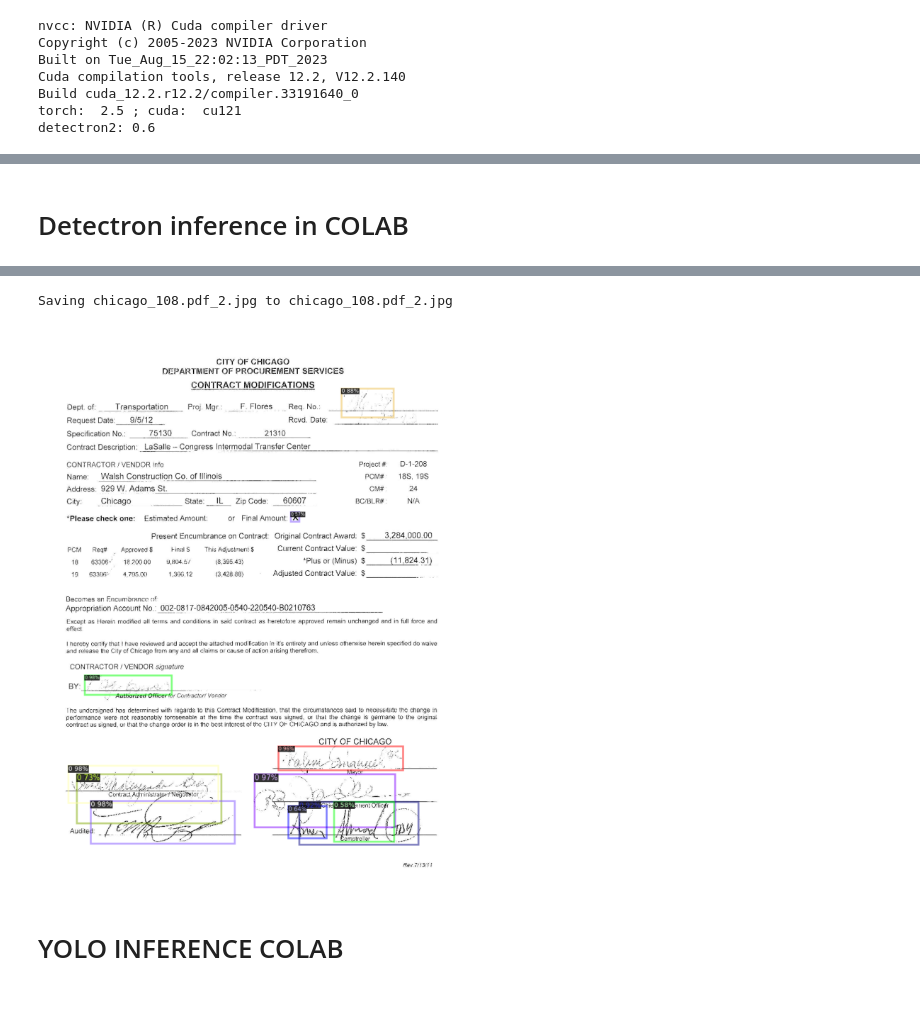
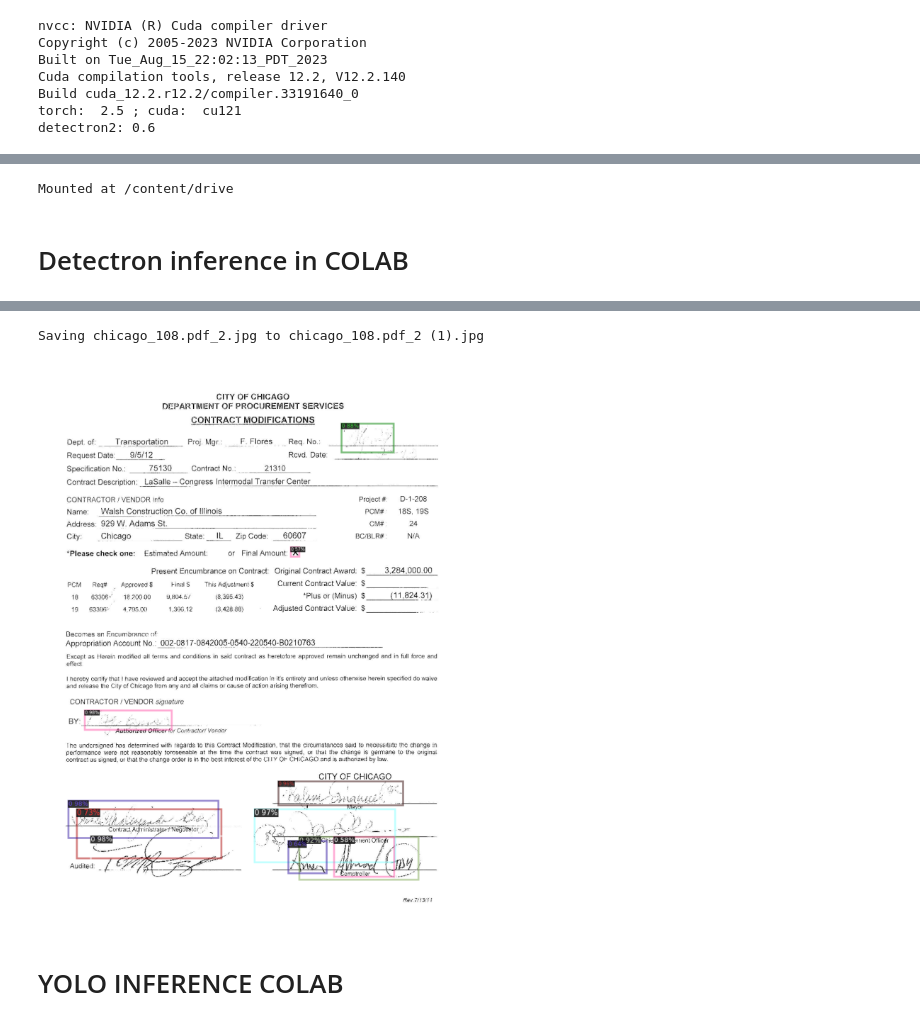
Before and after one commit to savannahgong/Automation-Anywhere-1A, a Jupyter notebook: streamlit_attempt.ipynb, the cells around one changed output, grey strips where cells are left out. Cells and saved outputs as stored; diff of their text form; code cells hidden in the pictures.

```diff
--- a/streamlit_attempt.ipynb
+++ b/streamlit_attempt.ipynb
@@ -85,2 +98,9 @@ Switched to a new branch 'Streamlit'
+# %%
+from google.colab import drive
+drive.mount('/content/drive')
+# %% [output]
+Mounted at /content/drive
+# %%
+model_path = "/content/drive/My Drive/detectronmodel.pth"
 # %% [markdown]
 # Detectron inference in COLAB
@@ -95,36 +161,36 @@ from detectron2.data import MetadataCatalog
 from detectron2.model_zoo import get_config_file
 import matplotlib.pyplot as plt
 
 # Load Detectron2 Model
 cfg = get_cfg()
 cfg.merge_from_file(get_config_file("COCO-Detection/faster_rcnn_R_50_FPN_1x.yaml"))
-cfg.MODEL.WEIGHTS = "/content/Automation-Anywhere-1A/model_final (1).pth"
+cfg.MODEL.WEIGHTS = model_path
 cfg.MODEL.ROI_HEADS.SCORE_THRESH_TEST = 0.5
 cfg.MODEL.ROI_HEADS.NUM_CLASSES = 1
 cfg.MODEL.DEVICE = "cpu"
 predictor = DefaultPredictor(cfg)
 
 # Upload Image
 from google.colab import files
 uploaded = files.upload()
 file_name = list(uploaded.keys())[0]
 image = Image.open(file_name)
 image_np = np.array(image)
 
 # Run Prediction
 outputs = predictor(image_np)
 v = Visualizer(image_np[:, :, ::-1], scale=0.5)
 out = v.draw_instance_predictions(outputs["instances"].to("cpu"))
 
 # Display Results
 plt.figure(figsize=(10, 10))
 plt.imshow(out.get_image()[:, :, ::-1])
 plt.axis("off")
 plt.show()
 # %% [output]
 [interactive output not drawn]
-Saving chicago_108.pdf_2.jpg to chicago_108.pdf_2.jpg
+Saving chicago_108.pdf_2.jpg to chicago_108.pdf_2 (1).jpg
-[figure, old version]
+[figure, new version]
 # %% [markdown]
 # YOLO INFERENCE COLAB
 # %%
```
Also changed, not shown: parts of 9 cells of this notebook.
